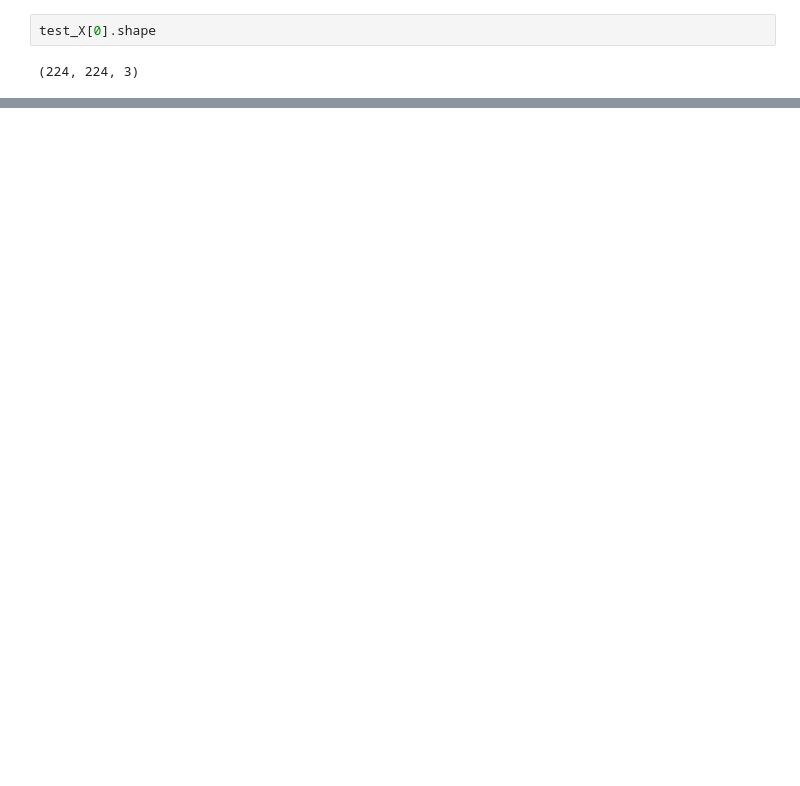
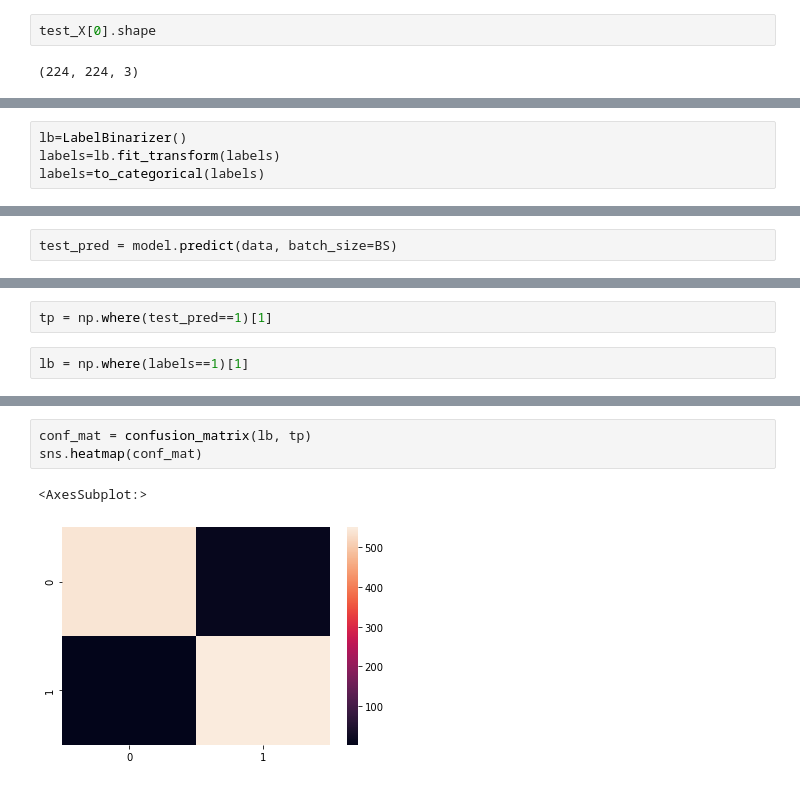
Before and after one commit to laxmanGhoghol/maskViolators, a Jupyter notebook: mask_train.ipynb, the cells around one changed output, grey strips where cells are left out. Cells and saved outputs as stored; diff of their text form; blank space fills up the shorter version.

```diff
--- a/mask_train.ipynb
+++ b/mask_train.ipynb
@@ -262,0 +261,4 @@ test_X[0].shape
+# %%
+lb=LabelBinarizer()
+labels=lb.fit_transform(labels)
+labels=to_categorical(labels)
@@ -262,0 +269,2 @@ test_X[0].shape
+# %%
+test_pred = model.predict(data, batch_size=BS)
@@ -262,0 +279,4 @@ test_X[0].shape
+# %%
+tp = np.where(test_pred==1)[1]
+# %%
+lb = np.where(labels==1)[1]
@@ -262,0 +294,6 @@ test_X[0].shape
+# %%
+conf_mat = confusion_matrix(lb, tp)
+sns.heatmap(conf_mat)
+# %% [output]
+<AxesSubplot:>
+[figure, added]
```
Also changed, not shown: parts of 24 cells of this notebook, 9 other files.
